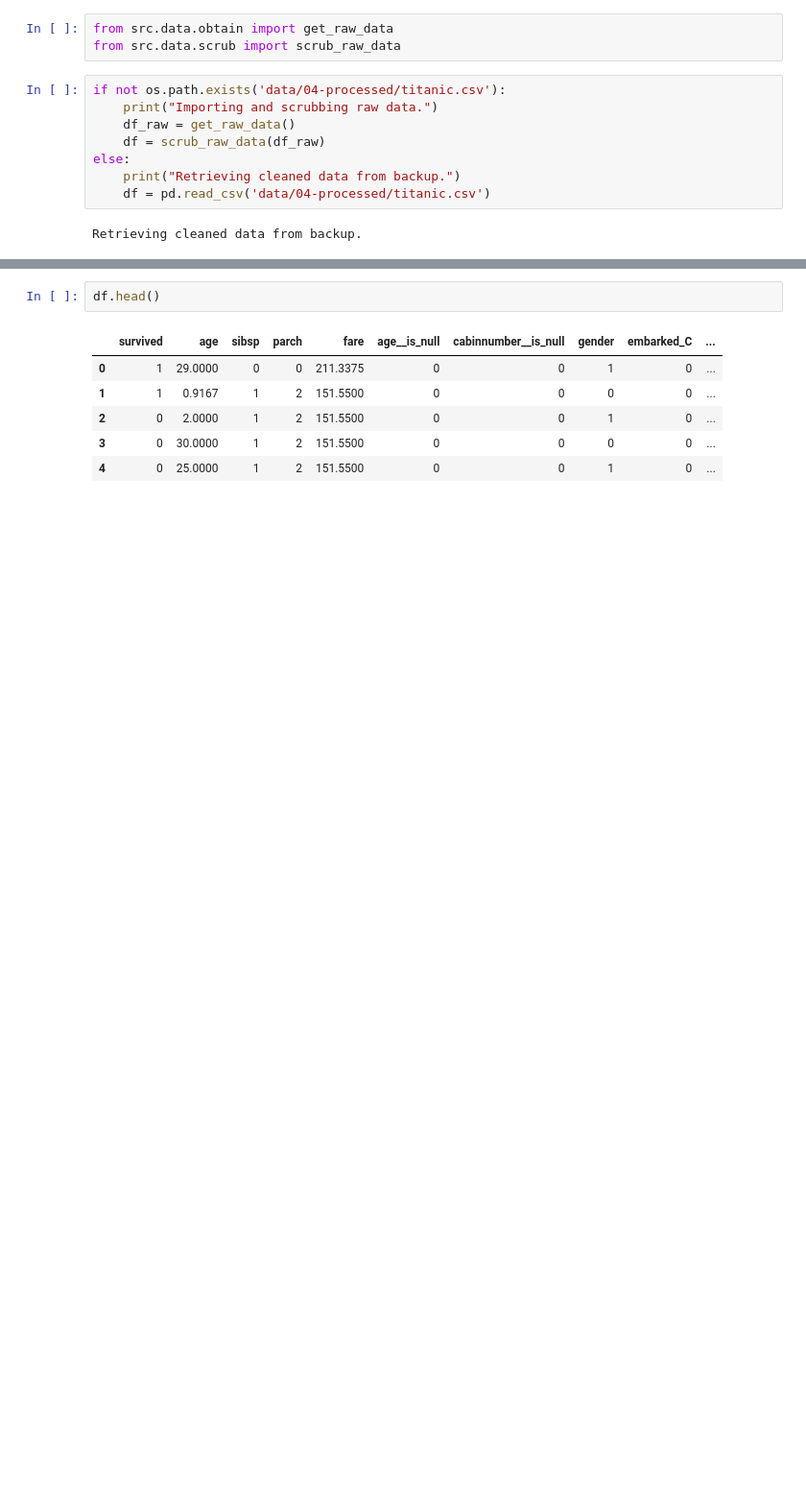
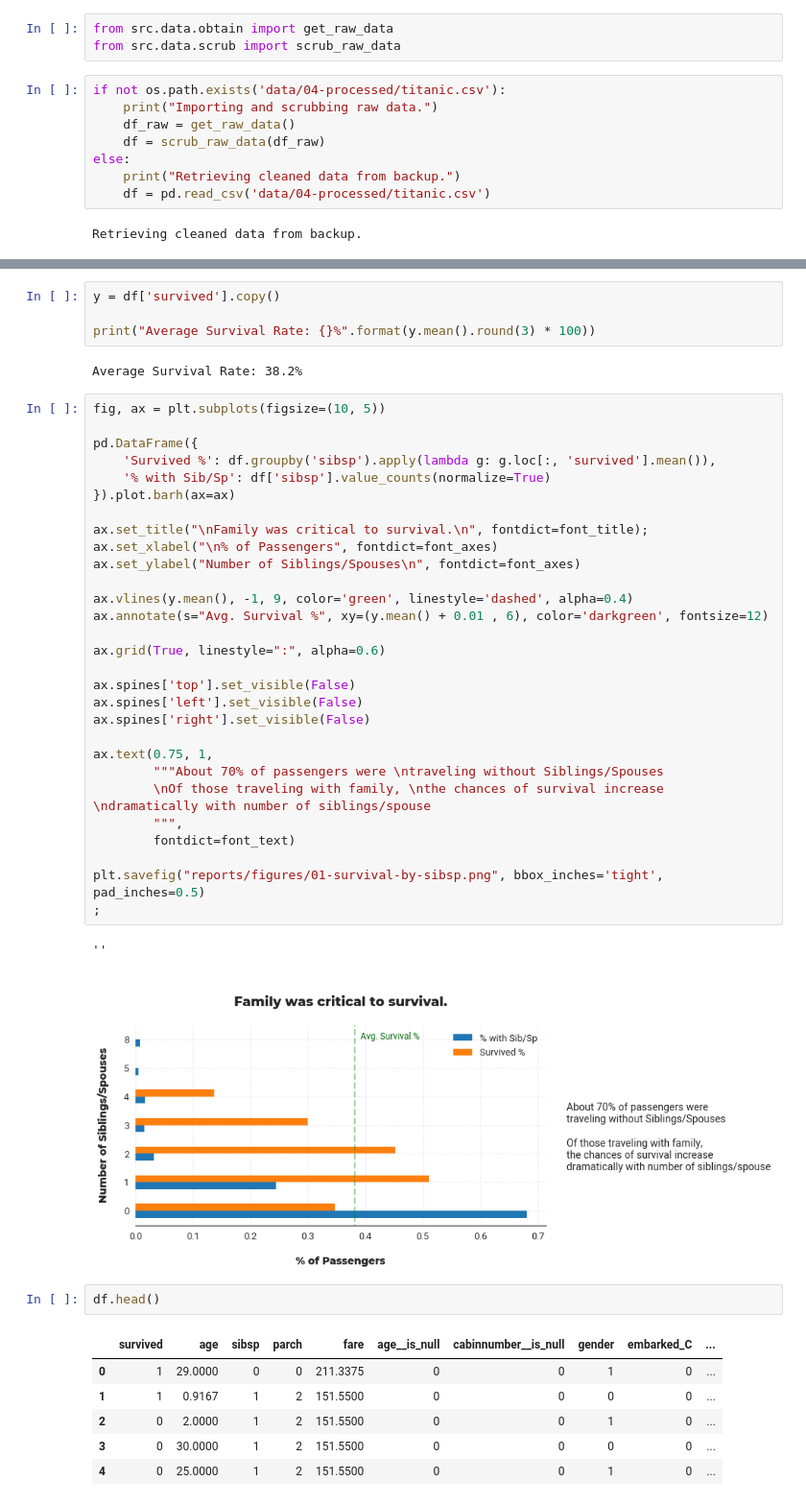
Before and after one commit to dushyantkhosla/ds-docker-walkthru-titanic, a Jupyter notebook: notebooks/03-Explore.ipynb, the cells around one changed output, grey strips where cells are left out. Shown at 96% size. Cells and saved outputs as stored; diff of their text form; blank space fills up the shorter version.

```diff
--- a/notebooks/03-Explore.ipynb
+++ b/notebooks/03-Explore.ipynb
@@ -45,3 +80,41 @@ Retrieving cleaned data from backup.
+# %%
+y = df['survived'].copy()
+
+print("Average Survival Rate: {}%".format(y.mean().round(3) * 100))
+# %% [output]
+Average Survival Rate: 38.2%
+# %%
+fig, ax = plt.subplots(figsize=(10, 5))
+
+pd.DataFrame({
+    'Survived %': df.groupby('sibsp').apply(lambda g: g.loc[:, 'survived'].mean()),
+    '% with Sib/Sp': df['sibsp'].value_counts(normalize=True)
+}).plot.barh(ax=ax)
+
+ax.set_title("\nFamily was critical to survival.\n", fontdict=font_title);
+ax.set_xlabel("\n% of Passengers", fontdict=font_axes)
+ax.set_ylabel("Number of Siblings/Spouses\n", fontdict=font_axes)
+
+ax.vlines(y.mean(), -1, 9, color='green', linestyle='dashed', alpha=0.4)
+ax.annotate(s="Avg. Survival %", xy=(y.mean() + 0.01 , 6), color='darkgreen', fontsize=12)
+
+ax.grid(True, linestyle=":", alpha=0.6)
+
+ax.spines['top'].set_visible(False)
+ax.spines['left'].set_visible(False)
+ax.spines['right'].set_visible(False)
+
+ax.text(0.75, 1,
+        """About 70% of passengers were \ntraveling without Siblings/Spouses
+        \nOf those traveling with family, \nthe chances of survival increase \ndramatically with number of siblings/spouse
+        """,
+        fontdict=font_text)
+
+plt.savefig("reports/figures/01-survival-by-sibsp.png", bbox_inches='tight', pad_inches=0.5)
+;
+# %% [output]
+''
+[figure, added]
 # %%
 df.head()
 # %% [output]
```
Also changed, not shown: parts of 15 cells of this notebook, 7 other files.
